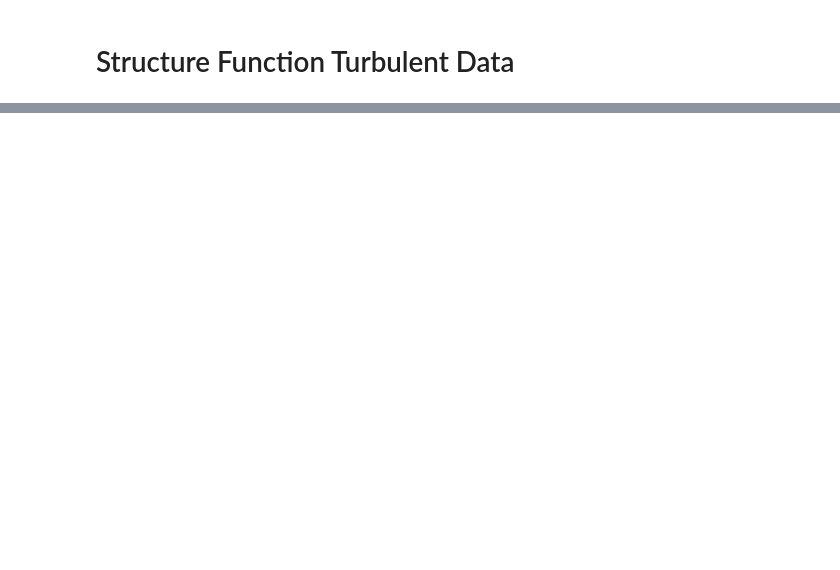
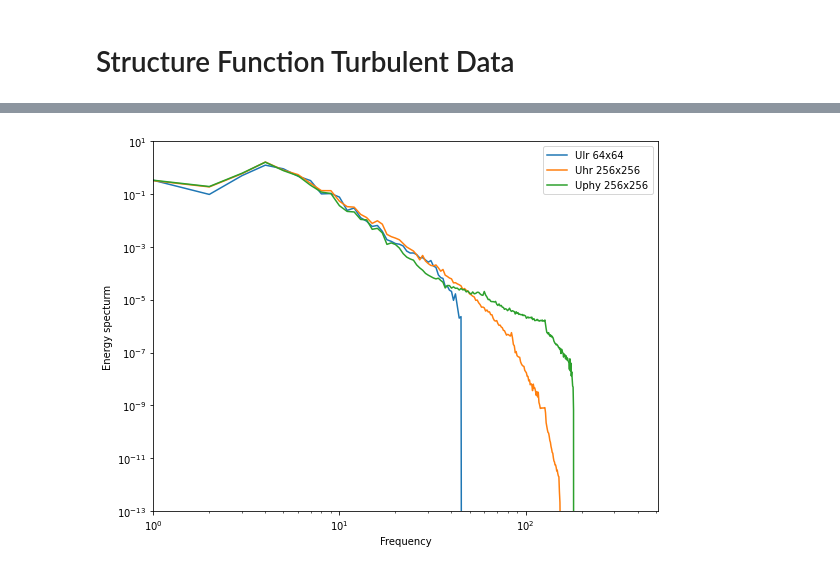
Before and after one commit to Chutlhu/TurboSuperResultion, a Jupyter notebook: notebooks/[Sandbox] RFFNet and StructureFun 2.ipynb, the cells around one changed output, grey strips where cells are left out. Saved outputs shown, nothing was run; the diff lists cells and outputs as text; code cells hidden in the pictures; blank space fills up the shorter version.

```diff
--- a/notebooks/[Sandbox] RFFNet and StructureFun 2.ipynb
+++ b/notebooks/[Sandbox] RFFNet and StructureFun 2.ipynb
@@ -82,0 +128,19 @@ rffnet.fit(trainloader, epochs=2000) # we are not afraid to overfit the data, th
+# %%
+from turboflow.utils import phy_utils as phy
+
+fig, axs = plt.subplots(1,1,figsize=(8,6))
+axs.loglog(np.arange(len(phy.powerspec(Ulr.reshape(L,L,2)[:,:,1]))),
+                         phy.powerspec(Ulr.reshape(L,L,2)[:,:,1]), label='Ulr 64x64')
+axs.loglog(np.arange(len(phy.powerspec(Uhr.reshape(H,H,2)[:,:,0]))),
+                         phy.powerspec(Uhr.reshape(H,H,2)[:,:,0]), label='Uhr 256x256')
+axs.loglog(np.arange(len(phy.powerspec(Udfphy.reshape(H,H,2)[:,:,0]))),
+                         phy.powerspec(Udfphy.reshape(H,H,2)[:,:,0]), label='Uphy 256x256')
+axs.set_ylim(10**(-13), 10)
+axs.set_xlim(1, 512)
+axs.legend()
+plt.ylabel('Energy specturm')
+plt.xlabel('Frequency')
+plt.tight_layout()
+plt.show()
+# %% [output]
+[figure, added]
```
Also changed, not shown: parts of 10 cells of this notebook, 2 other files.
